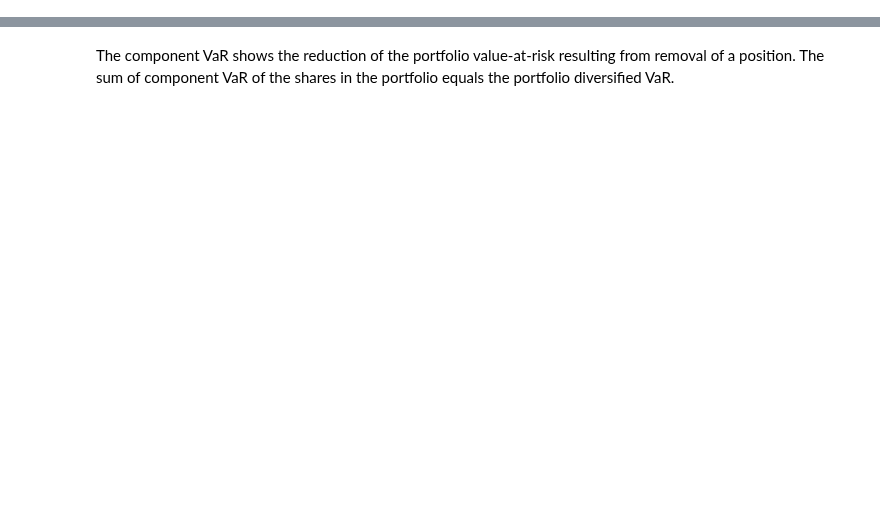
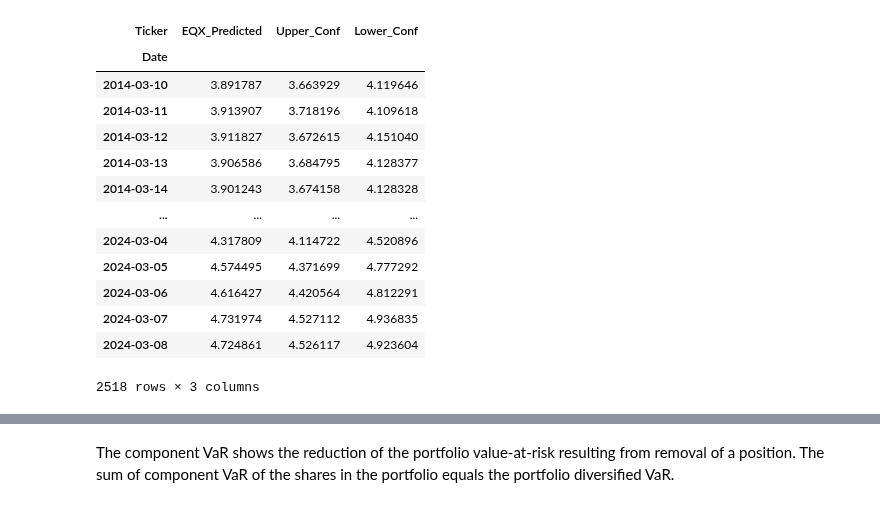
Before and after one commit to tomiadewusi/Case-Study, a Jupyter notebook: caseStudy2.ipynb, the cells around one changed output, grey strips where cells are left out. Cells and saved outputs as stored; diff of their text form; code cells hidden in the pictures; blank space fills up the shorter version.

```diff
--- a/caseStudy2.ipynb
+++ b/caseStudy2.ipynb
@@ -103,0 +97,17 @@ model.predict('META',2517-4,2517)
+# %%
+predictions
+# %% [output]
+| Ticker | EQX_Predicted | Upper_Conf | Lower_Conf |
+| Date |  |  |  |
+| 2014-03-10 | 3.891787 | 3.663929 | 4.119646 |
+| 2014-03-11 | 3.913907 | 3.718196 | 4.109618 |
+| 2014-03-12 | 3.911827 | 3.672615 | 4.151040 |
+| 2014-03-13 | 3.906586 | 3.684795 | 4.128377 |
+| 2014-03-14 | 3.901243 | 3.674158 | 4.128328 |
+| ... | ... | ... | ... |
+| 2024-03-04 | 4.317809 | 4.114722 | 4.520896 |
+| 2024-03-05 | 4.574495 | 4.371699 | 4.777292 |
+| 2024-03-06 | 4.616427 | 4.420564 | 4.812291 |
+| 2024-03-07 | 4.731974 | 4.527112 | 4.936835 |
+| 2024-03-08 | 4.724861 | 4.526117 | 4.923604 |
+2518 rows × 3 columns
```
Also changed, not shown: parts of 10 cells of this notebook.
